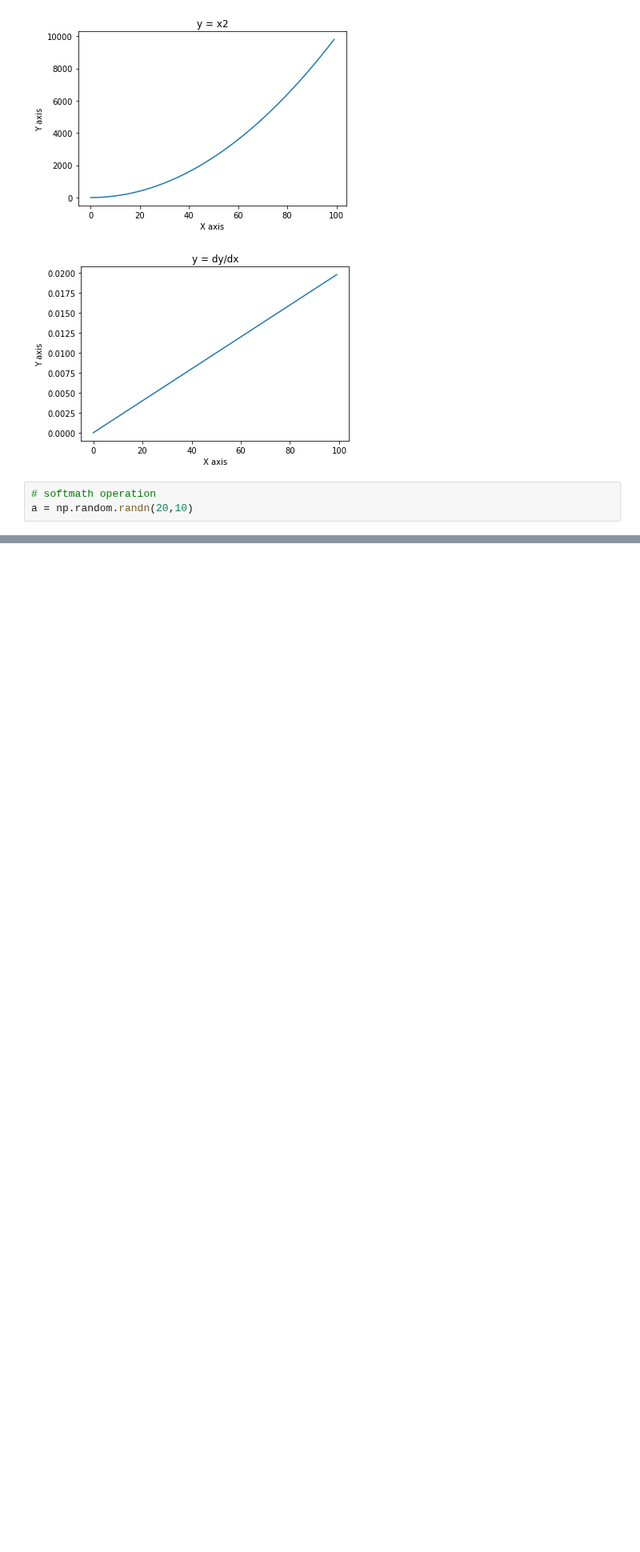
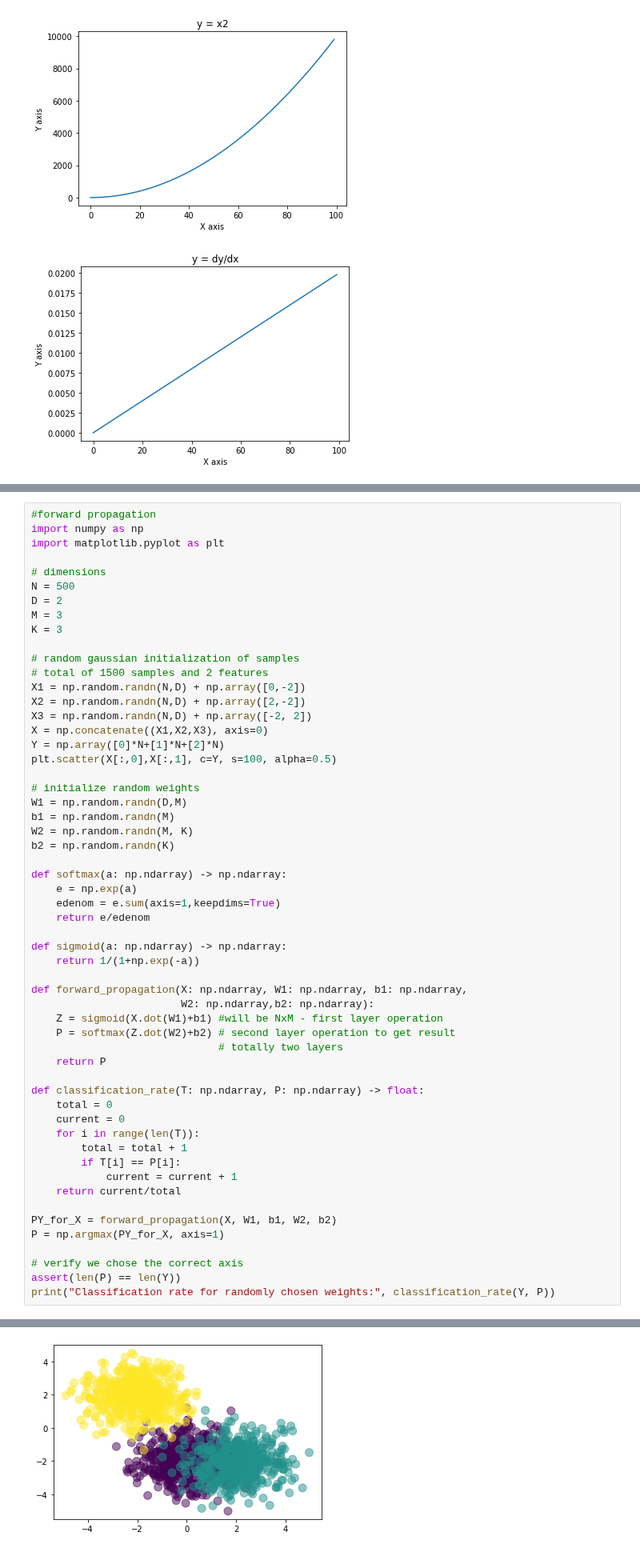
Before and after one commit to kevinjad/Deep-Learning-Notebook, a Jupyter notebook: Learn Deeplearning.ipynb, the cells around one changed output, grey strips where cells are left out. Shown at 80% size. Cells and saved outputs as stored; diff of their text form; blank space fills up the shorter version.

Commit message:
Forward propagation example

```diff
--- a/Learn Deeplearning.ipynb
+++ b/Learn Deeplearning.ipynb
@@ -32,6 +34,3 @@ plt.show()
 # %% [output]
 [figure]
 [figure]
-# %%
-# softmath operation
-a = np.random.randn(20,10)
@@ -61,0 +49,57 @@ array([1., 1., 1., 1., 1., 1., 1., 1., 1., 1., 1., 1., 1., 1., 1., 1., 1.,
+# %%
+#forward propagation
+import numpy as np
+import matplotlib.pyplot as plt
+
+# dimensions
+N = 500
+D = 2
+M = 3
+K = 3
+
+# random gaussian initialization of samples
+# total of 1500 samples and 2 features
+X1 = np.random.randn(N,D) + np.array([0,-2])
+X2 = np.random.randn(N,D) + np.array([2,-2])
+X3 = np.random.randn(N,D) + np.array([-2, 2])
+X = np.concatenate((X1,X2,X3), axis=0)
+Y = np.array([0]*N+[1]*N+[2]*N)
+plt.scatter(X[:,0],X[:,1], c=Y, s=100, alpha=0.5)
+
+# initialize random weights
+W1 = np.random.randn(D,M)
+b1 = np.random.randn(M)
+W2 = np.random.randn(M, K)
+b2 = np.random.randn(K)
+
+def softmax(a: np.ndarray) -> np.ndarray:
+    e = np.exp(a)
+    edenom = e.sum(axis=1,keepdims=True)
+    return e/edenom
+
+def sigmoid(a: np.ndarray) -> np.ndarray:
+    return 1/(1+np.exp(-a))
+
+def forward_propagation(X: np.ndarray, W1: np.ndarray, b1: np.ndarray,
+                        W2: np.ndarray,b2: np.ndarray):
+    Z = sigmoid(X.dot(W1)+b1) #will be NxM - first layer operation
+    P = softmax(Z.dot(W2)+b2) # second layer operation to get result
+                              # totally two layers
+    return P
+
+def classification_rate(T: np.ndarray, P: np.ndarray) -> float:
+    total = 0
+    current = 0
+    for i in range(len(T)):
+        total = total + 1
+        if T[i] == P[i]:
+            current = current + 1
+    return current/total
+
+PY_for_X = forward_propagation(X, W1, b1, W2, b2)
+P = np.argmax(PY_for_X, axis=1)
+
+# verify we chose the correct axis
+assert(len(P) == len(Y))
+print("Classification rate for randomly chosen weights:", classification_rate(Y, P))
+# %% [output]
@@ -61,0 +107 @@ array([1., 1., 1., 1., 1., 1., 1., 1., 1., 1., 1., 1., 1., 1., 1., 1., 1.,
+[figure, added]
```
Also changed, not shown: parts of 7 cells of this notebook.
